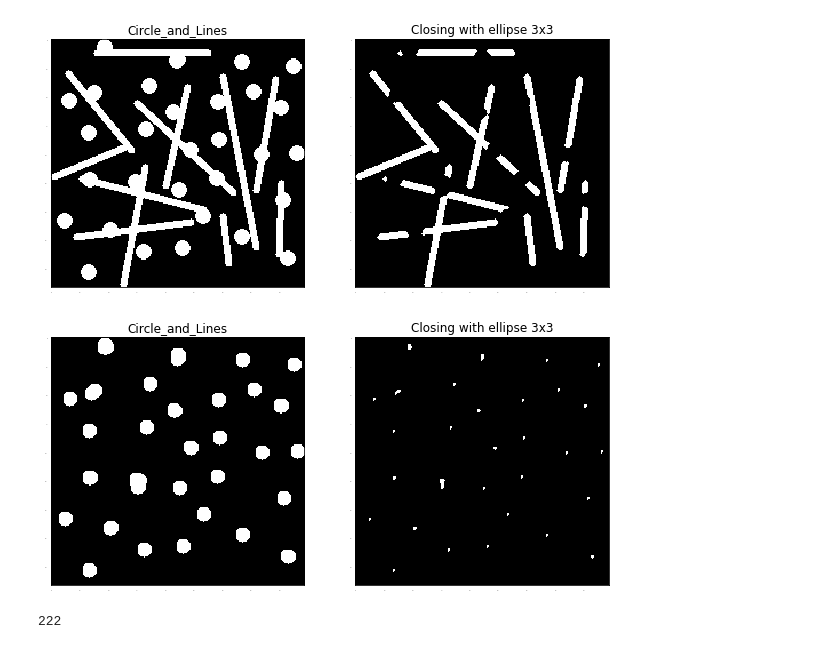
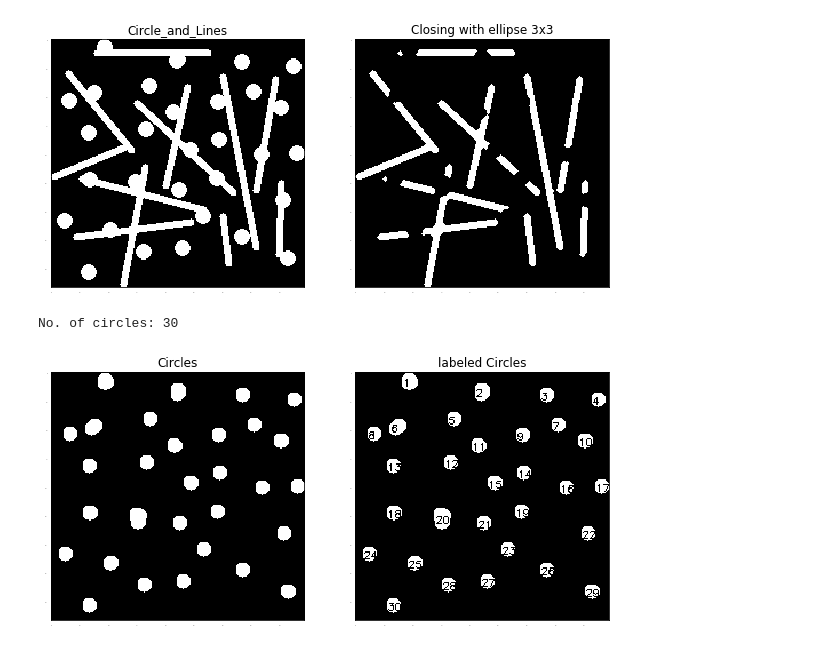
Before and after one commit to mohamedsaberibrahim/morphological-transformation-assignment, a Jupyter notebook: Morphological Transformations.ipynb, the cells around one changed output. Drawn from its saved outputs; the diff is of its cells as text; code cells hidden in the pictures.

Commit message:
Update Morphological Transformations.ipynb
Done all first 7 problems & remaining [practical, bonus]

```diff
--- a/Morphological Transformations.ipynb
+++ b/Morphological Transformations.ipynb
@@ -115,13 +136,13 @@ lines_img = cv.morphologyEx(lines_img, cv.MORPH_OPEN, kernel_ellipse_3x3)
 plot_side_by_side(circle_and_lines_img, lines_img, 'Circle_and_Lines', 'Closing with ellipse 3x3')
 # %% [output]
 [figure]
-# %%
-n, labels, stats, _ = cv.connectedComponentsWithStats(circles_img)
-kernel_ellipse_3x3 = cv.getStructuringElement(cv.MORPH_ELLIPSE, (11, 11))
-hitmiss_circles_img = cv.morphologyEx(circles_img, cv.MORPH_HITMISS, kernel_ellipse_3x3)
-plot_side_by_side(circles_img, hitmiss_circles_img, 'Circle_and_Lines', 'Closing with ellipse 3x3')
-n1 = np.count_nonzero(np.array(hitmiss_circles_img))
-print(n1)
-# %% [output]
-[figure, removed]
-222
+# %%
+_, _, _, centers = cv.connectedComponentsWithStats(circles_img)
+labeled_circles_img = np.array(circles_img)
+for i in range (len(centers)):
+    cv.putText(labeled_circles_img, str(i), (int(centers[i, 0] - 5), int(centers[i, 1]) + 5), cv.FONT_HERSHEY_SIMPLEX, 0.3,(0,0,0), thickness=1)
+print('No. of circles:', len(centers) - 1)
+plot_side_by_side(circles_img, labeled_circles_img, 'Circles', 'labeled Circles')
+# %% [output]
+No. of circles: 30
+[figure, added]
```
Also changed, not shown: parts of 7 cells of this notebook.
